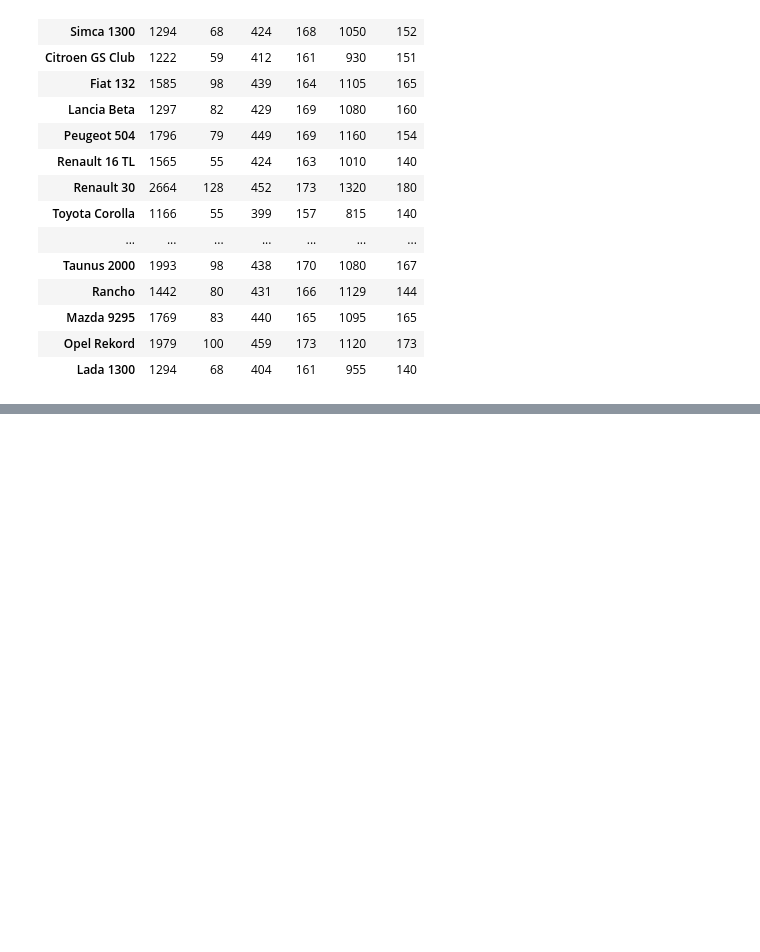
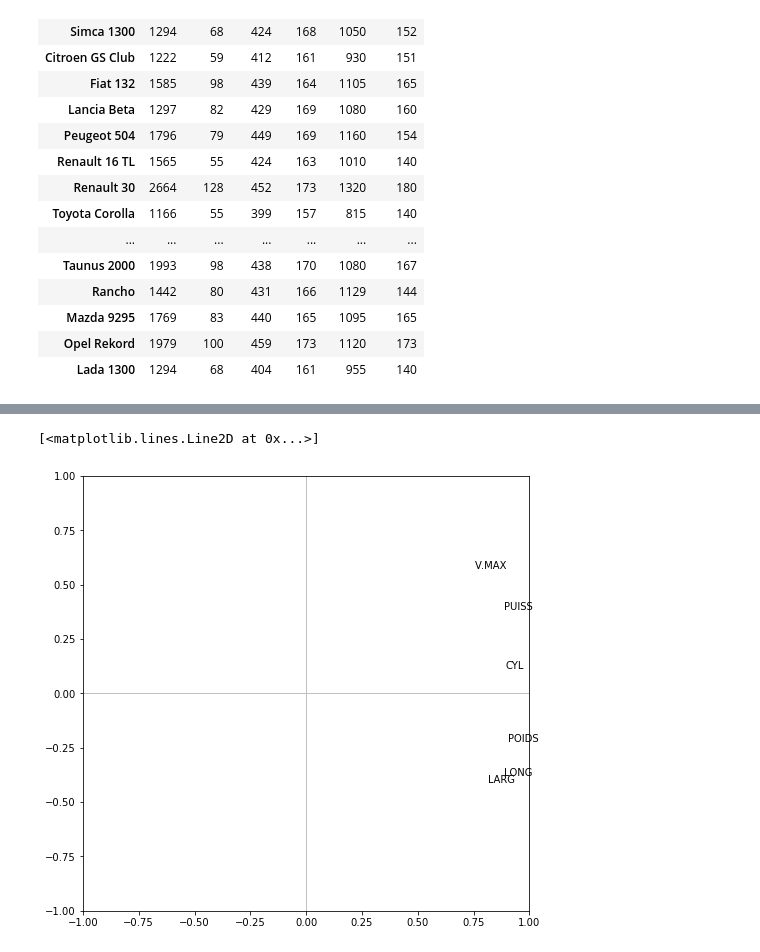
Before and after one commit to kaizendae/Data-Mining-Course, a Jupyter notebook: PCA.ipynb, the cells around one changed output, grey strips where cells are left out. Saved outputs shown, nothing was run; the diff lists cells and outputs as text; code cells hidden in the pictures; blank space fills up the shorter version.

```diff
--- a/PCA.ipynb
+++ b/PCA.ipynb
@@ -35,0 +183,4 @@ X.head(20)
+# %%
+#contribution des individus dans l'inertie totale
+di = numpy.sum(Z**2,axis=1)
+print(pandas.DataFrame({'ID':X.index,'d_i':di}))
@@ -35,0 +207,6 @@ X.head(20)
+# %%
+#qualité de représentation des individus - COS2
+cos2 = coord**2
+for j in range(p):
+ cos2[:,j] = cos2[:,j]/di
+print(pandas.DataFrame({'id':X.index,'COS2_1':cos2[:,0],'COS2_2':cos2[:,1]}))
@@ -35,0 +238,7 @@ X.head(20)
+# %%
+#contributions aux axes
+ctr = coord**2
+for j in range(p):
+ ctr[:,j] = ctr[:,j]/(n*eigval[j])
+
+print(pandas.DataFrame({'id':X.index,'CTR_1':ctr[:,0],'CTR_2':ctr[:,1]}))
@@ -35,0 +280,11 @@ X.head(20)
+# %%
+#racine carrée des valeurs propres
+sqrt_eigval = numpy.sqrt(eigval)
+
+#corrélation des variables avec les axes
+corvar = numpy.zeros((p,p))
+for k in range(p):
+ corvar[:,k] = acp.components_[k,:] * sqrt_eigval[k]
+
+#afficher la matrice des corrélations variables x facteurs
+print(corvar)
@@ -35,0 +309,15 @@ X.head(20)
+# %%
+#cercle des corrélations
+fig, axes = plt.subplots(figsize=(8,8))
+axes.set_xlim(-1,1)
+axes.set_ylim(-1,1)
+#affichage des étiquettes (noms des variables)
+for j in range(p):
+ plt.annotate(X.columns[j],(corvar[j,0],corvar[j,1]))
+
+#ajouter les axes
+plt.plot([-1,1],[0,0],color='silver',linestyle='-',linewidth=1)
+plt.plot([0,0],[-1,1],color='silver',linestyle='-',linewidth=1)
+# %% [output]
+[<matplotlib.lines.Line2D at 0x...>]
+[figure, added]
```
Also changed, not shown: parts of 34 cells of this notebook.
